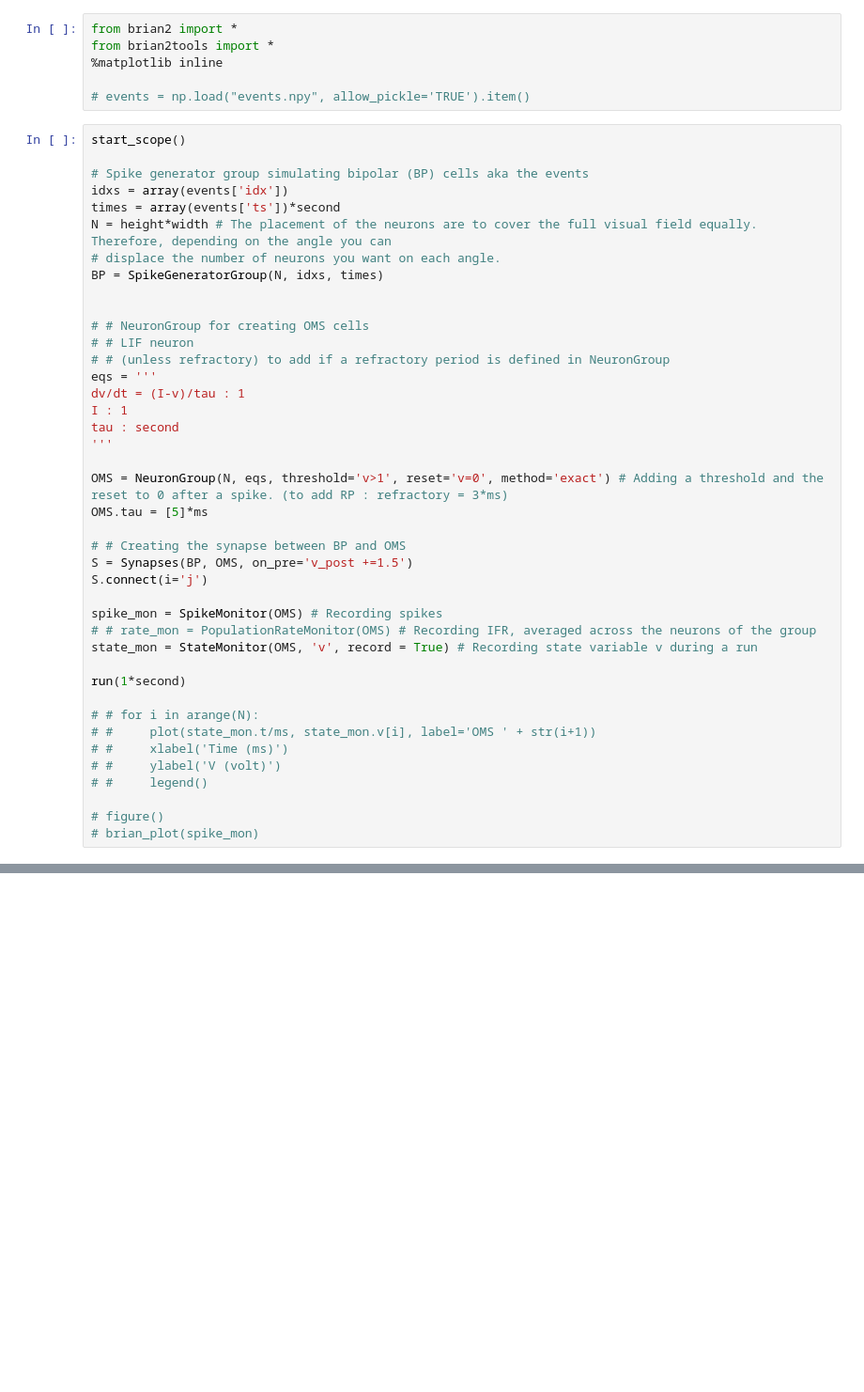
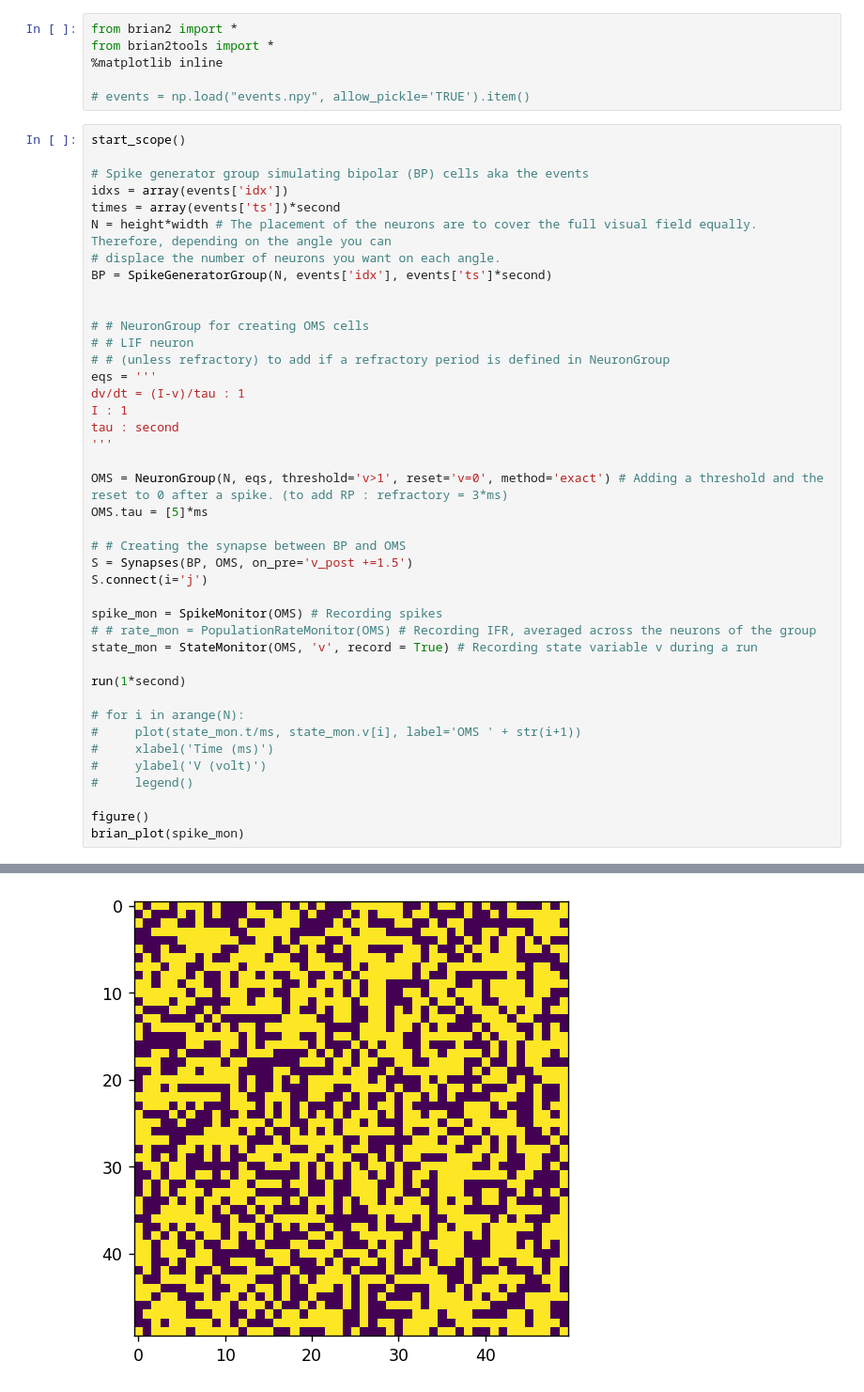
Before and after one commit to algarianna/OMSneuromorphic, a Jupyter notebook: neurons.ipynb, the cells around one changed output, grey strips where cells are left out. Shown at 94% size. Cells and saved outputs as stored; diff of their text form; blank space fills up the shorter version.

```diff
--- a/neurons.ipynb
+++ b/neurons.ipynb
@@ -117,7 +117,7 @@ idxs = array(events['idx'])
 times = array(events['ts'])*second
 N = height*width # The placement of the neurons are to cover the full visual field equally. Therefore, depending on the angle you can
 # displace the number of neurons you want on each angle.
-BP = SpikeGeneratorGroup(N, idxs, times)
+BP = SpikeGeneratorGroup(N, events['idx'], events['ts']*second)
 
 
 # # NeuronGroup for creating OMS cells
@@ -142,12 +142,12 @@ state_mon = StateMonitor(OMS, 'v', record = True) # Recording state variable v d
 
 run(1*second)
 
-# # for i in arange(N):
-# #     plot(state_mon.t/ms, state_mon.v[i], label='OMS ' + str(i+1))
-# #     xlabel('Time (ms)')
-# #     ylabel('V (volt)')
-# #     legend()
+# for i in arange(N):
+#     plot(state_mon.t/ms, state_mon.v[i], label='OMS ' + str(i+1))
+#     xlabel('Time (ms)')
+#     ylabel('V (volt)')
+#     legend()
 
-# figure()
-# brian_plot(spike_mon)
+figure()
+brian_plot(spike_mon)
 # %% [output]
@@ -157,0 +163 @@ Object was created here (most recent call only, full details in debug log):
+[figure, added]
```
Also changed, not shown: parts of 2 cells of this notebook, 1 other file.
